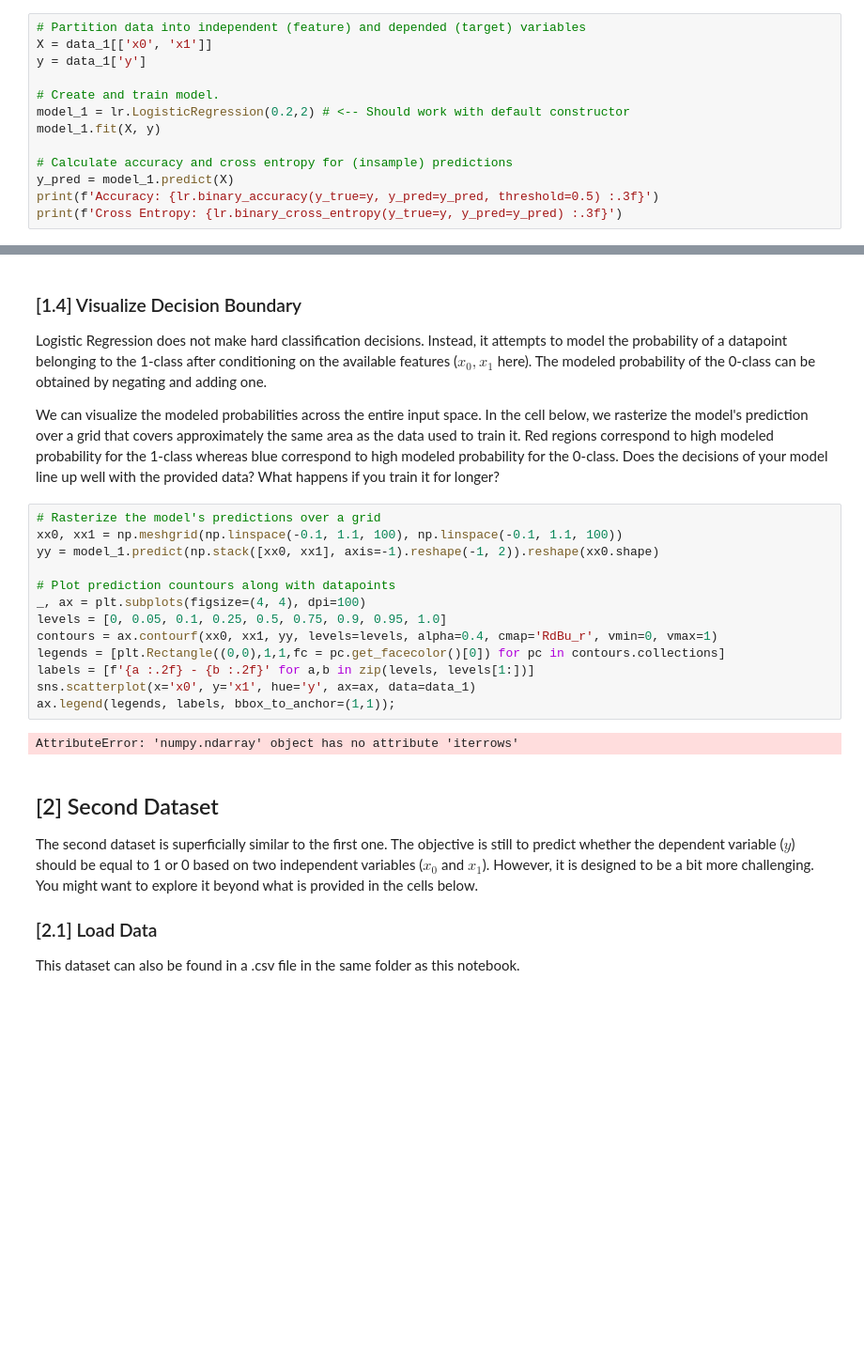
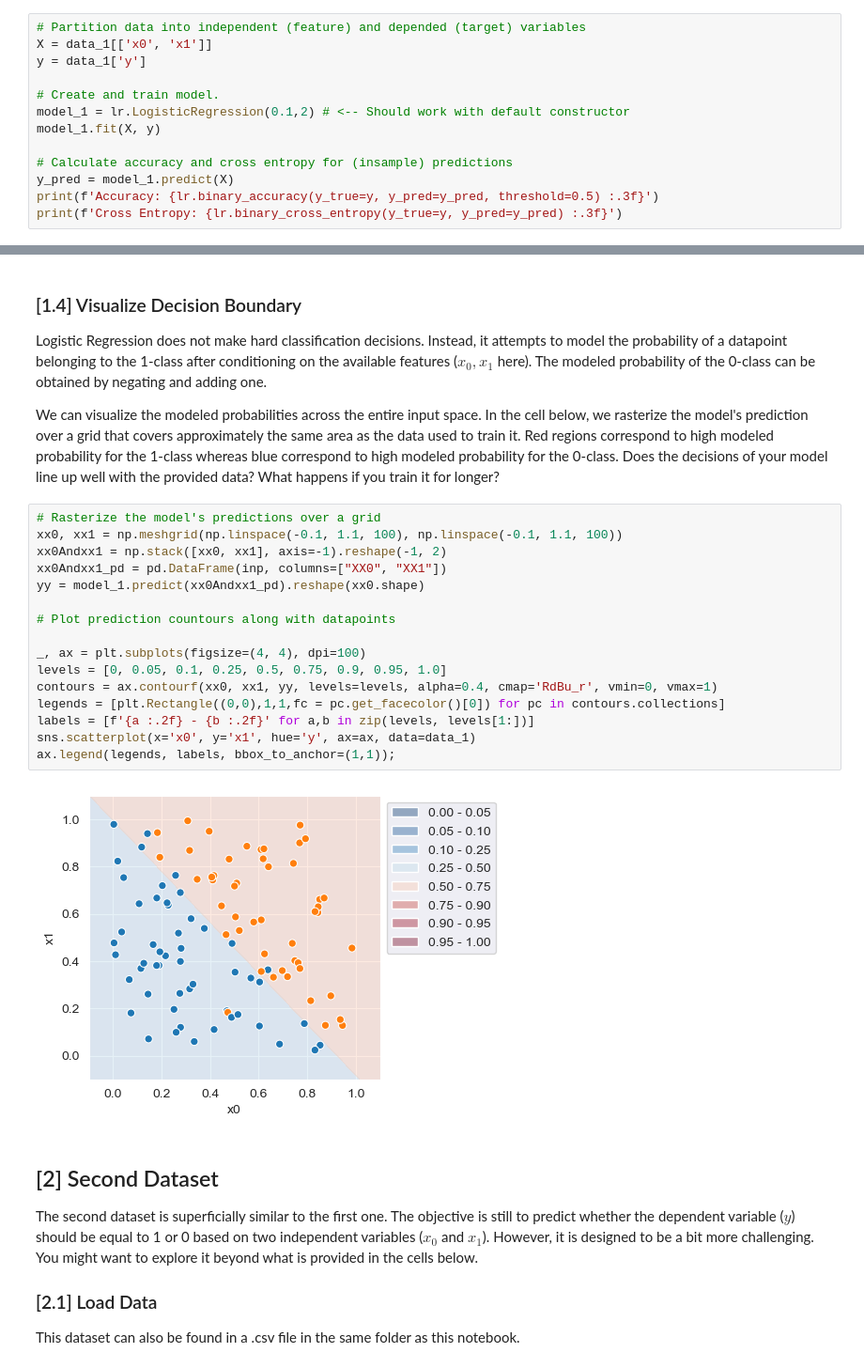
Before and after one commit to Sivaranjith1/logical_regression, a Jupyter notebook: experiment.ipynb, the cells around one changed output, grey strips where cells are left out. Shown at 94% size. Saved outputs shown, nothing was run; the diff lists cells and outputs as text; blank space fills up the shorter version.

Commit message:
Draw graph

```diff
--- a/experiment.ipynb
+++ b/experiment.ipynb
@@ -85,7 +85,7 @@ X = data_1[['x0', 'x1']]
 y = data_1['y']
 
 # Create and train model.
-model_1 = lr.LogisticRegression(0.2,2) # <-- Should work with default constructor
+model_1 = lr.LogisticRegression(0.1,2) # <-- Should work with default constructor
 model_1.fit(X, y)
 
 # Calculate accuracy and cross entropy for (insample) predictions
@@ -104,18 +104,21 @@ We can visualize the modeled probabilities across the entire input space. In the
 # %%
 # Rasterize the model's predictions over a grid
 xx0, xx1 = np.meshgrid(np.linspace(-0.1, 1.1, 100), np.linspace(-0.1, 1.1, 100))
-yy = model_1.predict(np.stack([xx0, xx1], axis=-1).reshape(-1, 2)).reshape(xx0.shape)
+xx0Andxx1 = np.stack([xx0, xx1], axis=-1).reshape(-1, 2)
+xx0Andxx1_pd = pd.DataFrame(inp, columns=["XX0", "XX1"])
+yy = model_1.predict(xx0Andxx1_pd).reshape(xx0.shape)
 
 # Plot prediction countours along with datapoints
+
 _, ax = plt.subplots(figsize=(4, 4), dpi=100)
 levels = [0, 0.05, 0.1, 0.25, 0.5, 0.75, 0.9, 0.95, 1.0]
 contours = ax.contourf(xx0, xx1, yy, levels=levels, alpha=0.4, cmap='RdBu_r', vmin=0, vmax=1)
 legends = [plt.Rectangle((0,0),1,1,fc = pc.get_facecolor()[0]) for pc in contours.collections]
 labels = [f'{a :.2f} - {b :.2f}' for a,b in zip(levels, levels[1:])]
 sns.scatterplot(x='x0', y='x1', hue='y', ax=ax, data=data_1)
 ax.legend(legends, labels, bbox_to_anchor=(1,1));
 # %% [output]
-AttributeError: 'numpy.ndarray' object has no attribute 'iterrows'
+[figure, added]
 # %% [markdown]
 ## [2] Second Dataset
 
```
Also changed, not shown: parts of 3 cells of this notebook.
